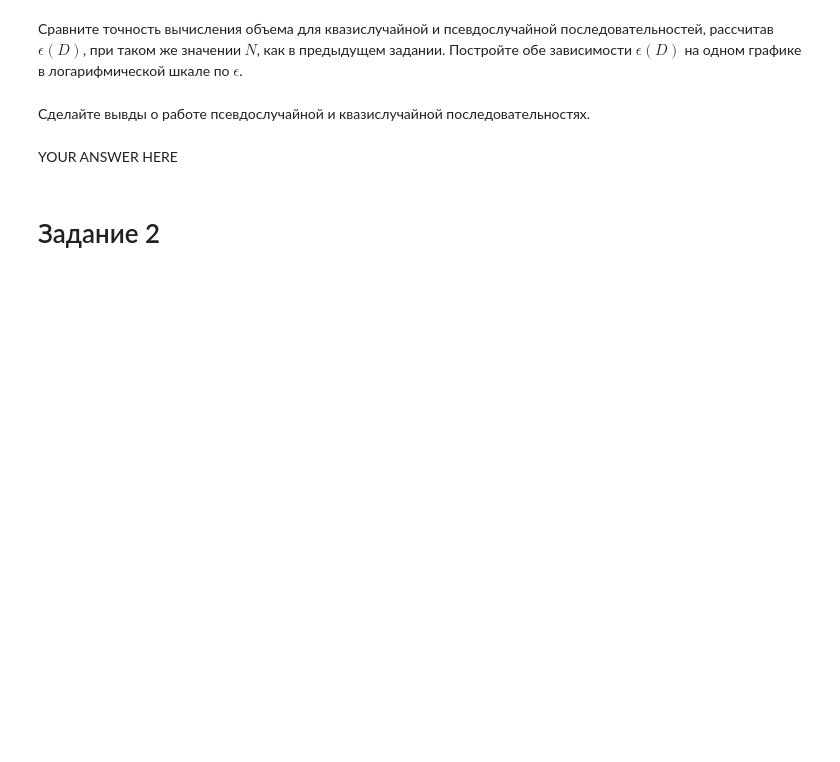
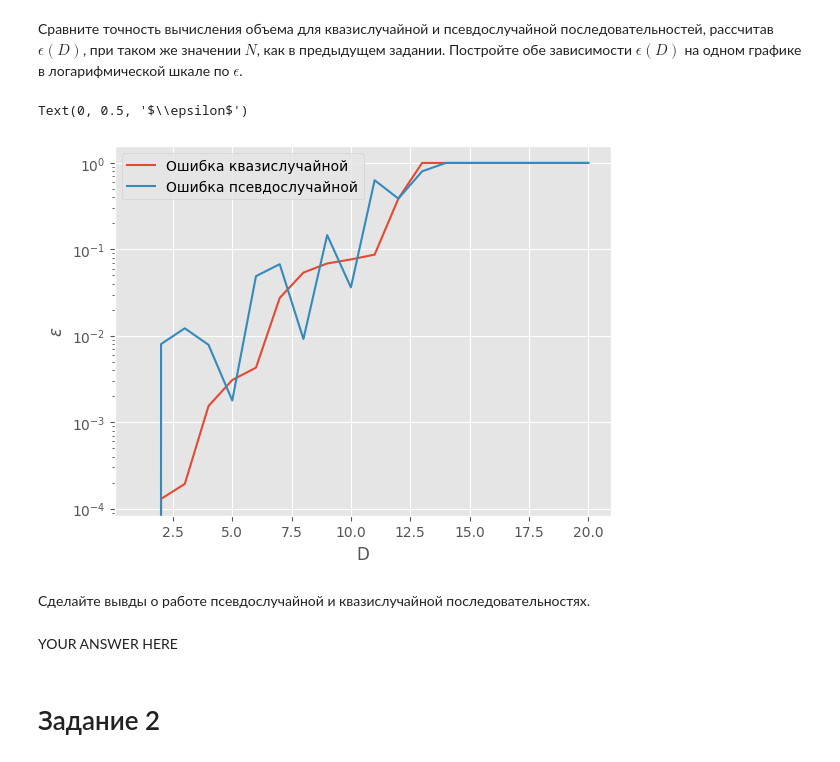
Before and after one commit to Clai101/Comp_Ph, a Jupyter notebook: Monte-Carlo.ipynb, the cells around one changed output. Drawn from its saved outputs; the diff is of its cells as text; code cells hidden in the pictures; blank space fills up the shorter version.

```diff
--- a/Monte-Carlo.ipynb
+++ b/Monte-Carlo.ipynb
@@ -108,19 +110,16 @@ Object `sobol_seq.i4_sobol_generate` not found.
-# %%
-def getSphereVolumeQuasirandom(N, D, R = 1):
-    """
-    Функция вычисляет значение объема D-мерной сферы радиуса R методом Монте-Кало на квазислучайных числах
-
-    --------
-    Аргументы:
-    N - int, количество случайных точек
-    D - int, количество измерений
-    R = 1 - float, радиус сферы
-    --------
-    Функция возвращает:
-    V - float, объем сферы
-    """
-    # YOUR CODE HERE
-    raise NotImplementedError()
-    return V
+# %%
+def getSphereVolumeQuasirandom(N, D, R = 1):
+    V = (2*R)**D # объём куба, в котором генерируем точки
+
+    q = sobol_seq.i4_sobol_generate(D,N)
+
+    inside = 0
+    for i in range(N):
+        if np.linalg.norm(q[i,:]) <= R: #проверка попадания в шар - длина радиус-вектора точки меньше нуля
+            inside += 1
+
+    V = V*inside/N
+
+    return V
 # %% [markdown]
 Сравните точность вычисления объема для квазислучайной и псевдослучайной последовательностей, рассчитав  $\epsilon(D)$, при таком же значении $N$, как в предыдущем задании. Постройте обе зависимости $\epsilon(D)$ на одном графике в логарифмической шкале по $\epsilon$.
@@ -130,3 +126,20 @@ raise NotImplementedError()
+# %%
+N = 10000
+D = np.linspace(1, 20, 20, dtype=int)
+eps1 = []
+
+eps1 = [abs(getSphereVolumeExact(i) - getSphereVolumeQuasirandom(N, i)) / getSphereVolumeExact(i) for i in np.linspace(1, 20, 20, dtype=int)]
+eps2 = [abs(getSphereVolumeExact(i) - getSphereVolumePseudorandom(N, i)) / getSphereVolumeExact(i) for i in np.linspace(1, 20, 20, dtype=int)]
+
+plt.plot(D, eps1, label = 'Ошибка квазислучайной')
+plt.plot(D, eps2, label = 'Ошибка псевдослучайной')
+plt.legend()
+plt.yscale("log")
+plt.xlabel('D')
+plt.ylabel('$\epsilon$')
+# %% [output]
+Text(0, 0.5, '$\\epsilon$')
+[figure, added]
 # %% [markdown]
 Сделайте вывды о работе псевдослучайной и квазислучайной последовательностях.
 # %% [markdown]
```
Also changed, not shown: parts of 5 cells of this notebook.
